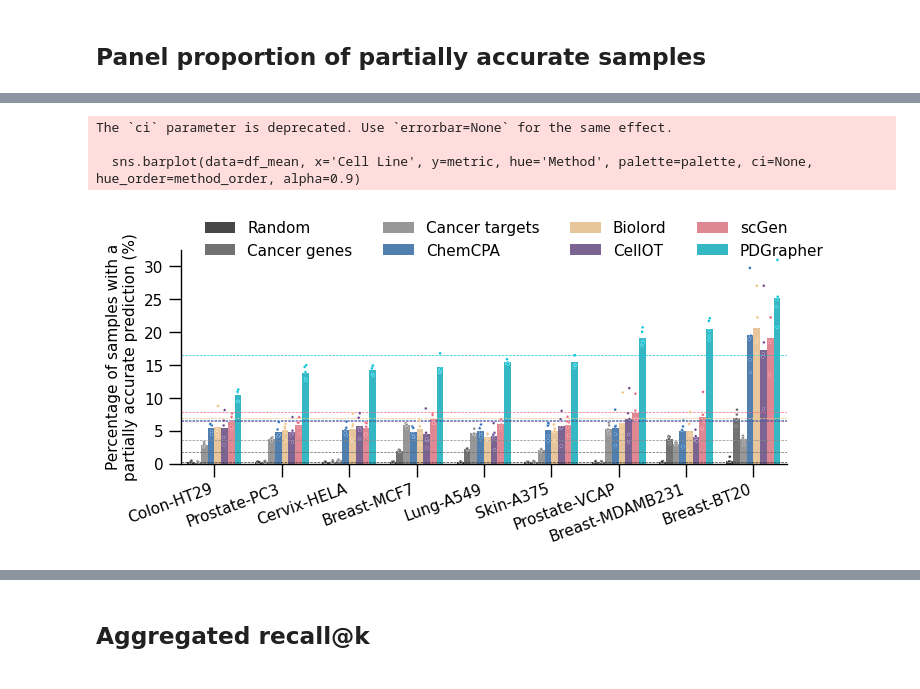
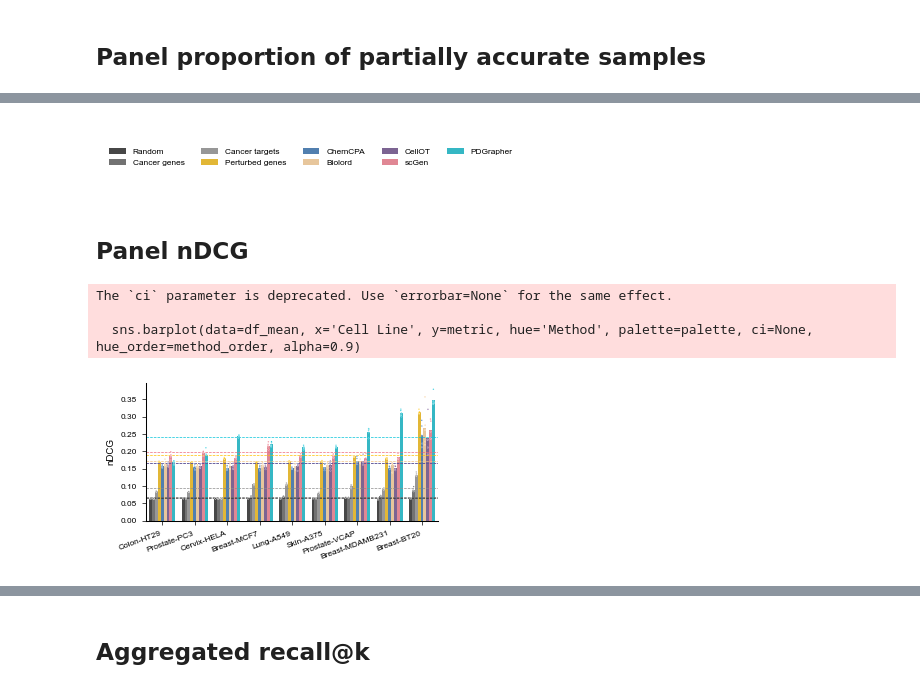
Before and after one commit to mims-harvard/PDGrapher, a Jupyter notebook: figures/figure_3_chemical_random/plot_figure_3.ipynb, the cells around one changed output, grey strips where cells are left out. Drawn from its saved outputs; the diff is of its cells as text; code cells hidden in the pictures.

Commit message:
updated figure 3

```diff
--- a/figures/figure_3_chemical_random/plot_figure_3.ipynb
+++ b/figures/figure_3_chemical_random/plot_figure_3.ipynb
@@ -90,7 +103,7 @@ for path in paths:
 #cellOT
 ##########
 
-paths = glob(osp.join(base_path, 'cellOT/within/cellot_chemical_r2_*_topk.csv'))
+paths = glob(osp.join(base_path, 'v2/cellot/chemical/random/cellot_chemical_within_*.csv'))
 
 for path in paths:
     df = pd.read_csv(path)
@@ -106,7 +119,8 @@ for path in paths:
             'recall@100': row['recall_at_100'],
             'recall@1000': row['recall_at_1000'],
             'percentage of samples with partially accurate predictions': row['perc_partially_accurate_predictions'],
-            'rankings': row['rankings']
+            'rankings': row['rankings'],
+            'nDCG': row['Ranking_DCG']
         }
 
         # Initialize nested dictionaries if not already present
@@ -124,7 +138,7 @@ for path in paths:
 #ChemCPA
 ##########
 
-paths = glob(osp.join(base_path, 'ChemCPA/within/chemCPA_chemical_r2_*_topk.csv'))
+paths = glob(osp.join(base_path, 'v2/ChemCPA/random/chemcpa_chemical_within_*.csv'))
 
 for path in paths:
     df = pd.read_csv(path)
@@ -140,7 +154,8 @@ for path in paths:
             'recall@100': row['recall_at_100'],
             'recall@1000': row['recall_at_1000'],
             'percentage of samples with partially accurate predictions': row['perc_partially_accurate_predictions'],
-            'rankings': row['rankings']
+            'rankings': row['rankings'],
+            'nDCG': row['dcg']
         }
 
         # Initialize nested dictionaries if not already present
@@ -158,7 +173,7 @@ for path in paths:
 #PDGrapher
 ##########
 
-paths = glob(osp.join(base_path, 'PDgrapher/within/chemical/val/*_drugpred_within_best.csv'))
+paths = glob(osp.join(base_path, 'v2/PDGrapher/chemical/random/*_drugpred_within_best.csv'))
 
 for path in paths:
     df = pd.read_csv(path)
@@ -173,6 +188,8 @@ for path in paths:
         metric = row['Metric']
         if metric == 'ranking score':
             metric = 'rankings'
+        if metric == 'ranking score - DCG':
+            metric = 'nDCG'
 
 
         if cell_line not in performance:
@@ -188,7 +205,7 @@ for path in paths:
 #scGen
 ##########
 
-paths = glob(osp.join(base_path, 'scGEN/within/scgen_chemical_r2_*_topk.csv'))
+paths = glob(osp.join(base_path, 'v2/scGEN/chemical/random/scgen_chemical_within*.csv'))
 
 for path in paths:
     df = pd.read_csv(path)
@@ -205,7 +222,8 @@ for path in paths:
             'recall@100': row['recall_at_100'],
             'recall@1000': row['recall_at_1000'],
             'percentage of samples with partially accurate predictions': row['perc_partially_accurate_predictions'],
-            'rankings': row['rankings']
+            'rankings': row['rankings'],
+            'nDCG': row['Ranking_DCG']
         }
 
         # Initialize nested dictionaries if not already present
@@ -238,0 +369,19 @@ cell_line_to_cancer_type = {
+# %%
+# Create a separate figure for the legend
+with sns.plotting_context(plotting_context):
+    fig_legend = plt.figure(figsize=(3.543, 0.73))  # Adjust size for the legend
+    ax_legend = fig_legend.add_subplot(111)
+
+    # Remove axis for the legend figure
+    ax_legend.axis('off')
+
+    # Create the legend using the handles and labels from the original plot
+    legend = ax_legend.legend(bar_handles, bar_labels, loc='center', ncol=5, frameon=False, title=None)
+
+    # Save the legend figure
+    plt.savefig(osp.join(outdir, 'legend_only.pdf'), bbox_inches=None, pad_inches=0)
+
+    # Show the legend-only figure
+    plt.show()
+# %% [output]
+[figure, added]
@@ -239,3 +410,5 @@ cell_line_to_cancer_type = {
+# %% [markdown]
+## Panel nDCG
 # %%
 
 import pandas as pd
@@ -243,9 +416,8 @@ import seaborn as sns
 import matplotlib.pyplot as plt
 
 
-
 # Extract the data for 'rankings' into a DataFrame
-metric = 'percentage of samples with partially accurate predictions'
+metric = 'nDCG'
 data = []
 for cellline, metrics in performance.items():
     if metric in metrics:
@@ -261,14 +433,11 @@ df_mean = df.groupby(['Cell Line', 'Method']).mean().reset_index()
 
 # Order cell lines based on values for PDGrapher
 pdgrapher_means = df_mean[df_mean['Method'] == 'PDGrapher'].sort_values(by=metric)
-ordered_cell_lines = pdgrapher_means['Cell Line']
+# ordered_cell_lines = pdgrapher_means['Cell Line']
 
 # Reorder the DataFrame based on ordered cell lines
 df['Cell Line'] = pd.Categorical(df['Cell Line'], categories=ordered_cell_lines, ordered=True)
 df_mean['Cell Line'] = pd.Categorical(df_mean['Cell Line'], categories=ordered_cell_lines, ordered=True)
-
-
-
 # Apply the mapping to replace cell lines with cancer types
 df['Cancer Type'] = df['Cell Line'].map(cell_line_to_cancer_type)
 df_mean['Cancer Type'] = df_mean['Cell Line'].map(cell_line_to_cancer_type)
@@ -278,60 +447,49 @@ df['Cell Line'] = df['Cancer Type']
 df_mean['Cell Line'] = df_mean['Cancer Type']
 
 
-# Define a color palette that matches the existing figures
-palette = {
-    'Biolord': '#f3c283',
-    'ChemCPA': '#2C70B9',
-    'PDGrapher': '#04C4D9',
-    'Cancer genes': '#636363',
-    'Cancer targets': '#8C8C8C',
-    'CellOT': '#6f4a8e',
-    'Random': '#333333',
-    'scGen': '#ED697D'
-}
-
 # Define the order of methods
-method_order = ['Random', 'Cancer genes', 'Cancer targets', 'ChemCPA', 'Biolord', 'CellOT', 'scGen', 'PDGrapher']
+method_order = ['Random', 'Cancer genes', 'Cancer targets', 'Perturbed genes', 'ChemCPA', 'Biolord', 'CellOT', 'scGen', 'PDGrapher']
 
 with sns.plotting_context(plotting_context):
     # Initialize the plot
-    fig, ax = plt.subplots(figsize=(7.35, 3.4))
+    fig, ax = plt.subplots(figsize=(3.543, 2.19))
 
     # Create a bar plot for each method
     sns.barplot(data=df_mean, x='Cell Line', y=metric, hue='Method', palette=palette, ci=None, hue_order=method_order, alpha=0.9)
 
     # Overlay individual data points
-    sns.stripplot(data=df, x='Cell Line', y=metric, hue='Method', palette=palette, dodge=True, jitter=True, alpha=1.0, hue_order=method_order, size=2, edgecolor="white", linewidth=0.2)
+    sns.stripplot(data=df, x='Cell Line', y=metric, hue='Method', palette=palette, dodge=True, jitter=True, alpha=1.0, hue_order=method_order, size=1, edgecolor="white", linewidth=0.2)
 
 
 
 
 
     # Add horizontal lines for the overall mean ranking for each method
     for method in method_order:
         overall_mean = df[df['Method'] == method][metric].mean()
         plt.axhline(y=overall_mean, linestyle='--', color=palette[method], linewidth=0.5)
 
     # Remove title
     plt.title('')
     plt.ylim
 
     # Remove X-axis label
     plt.xlabel('')
     sns.despine()
 
     # Adjust legend to only include the bars and place it at the top
     handles, labels = plt.gca().get_legend_handles_labels()
     bar_handles = handles[:len(method_order)]
     bar_labels = labels[:len(method_order)]
-    plt.legend(bar_handles, bar_labels, bbox_to_anchor=(0.55, 1.20), loc='upper center', ncol=4, frameon=False, title=None)
+    # plt.legend(bar_handles, bar_labels, bbox_to_anchor=(0.55, 1.20), loc='upper center', ncol=4, frameon=False, title=None)
+    plt.legend([], [], frameon=False)
     plt.subplots_adjust(right=0.95, bottom = 0.25)
-    plt.ylabel('Percentage of samples with a\npartially accurate prediction (%)')
     plt.xticks(rotation=20, ha="right")
-    plt.savefig(osp.join(outdir, 'panel_partially_accurate_pred.pdf'))
+    plt.ylabel('nDCG')
+    plt.savefig(osp.join(outdir, 'panel_ndcg.pdf'))
     plt.show()
 # %% [output]
 The `ci` parameter is deprecated. Use `errorbar=None` for the same effect.
 
   sns.barplot(data=df_mean, x='Cell Line', y=metric, hue='Method', palette=palette, ci=None, hue_order=method_order, alpha=0.9)
-[figure, old version]
+[figure, new version]
```
Also changed, not shown: parts of 21 cells of this notebook, 20 other files.
